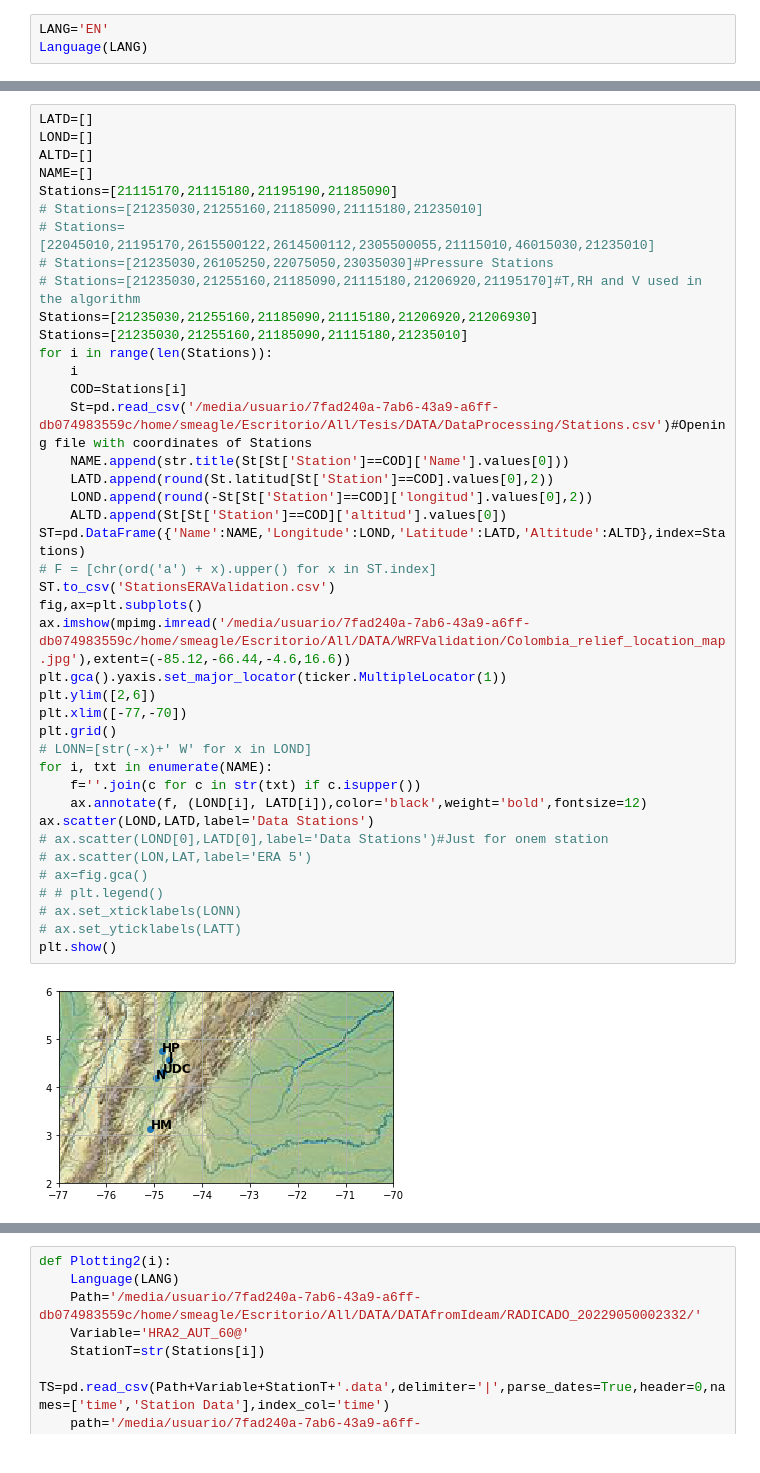
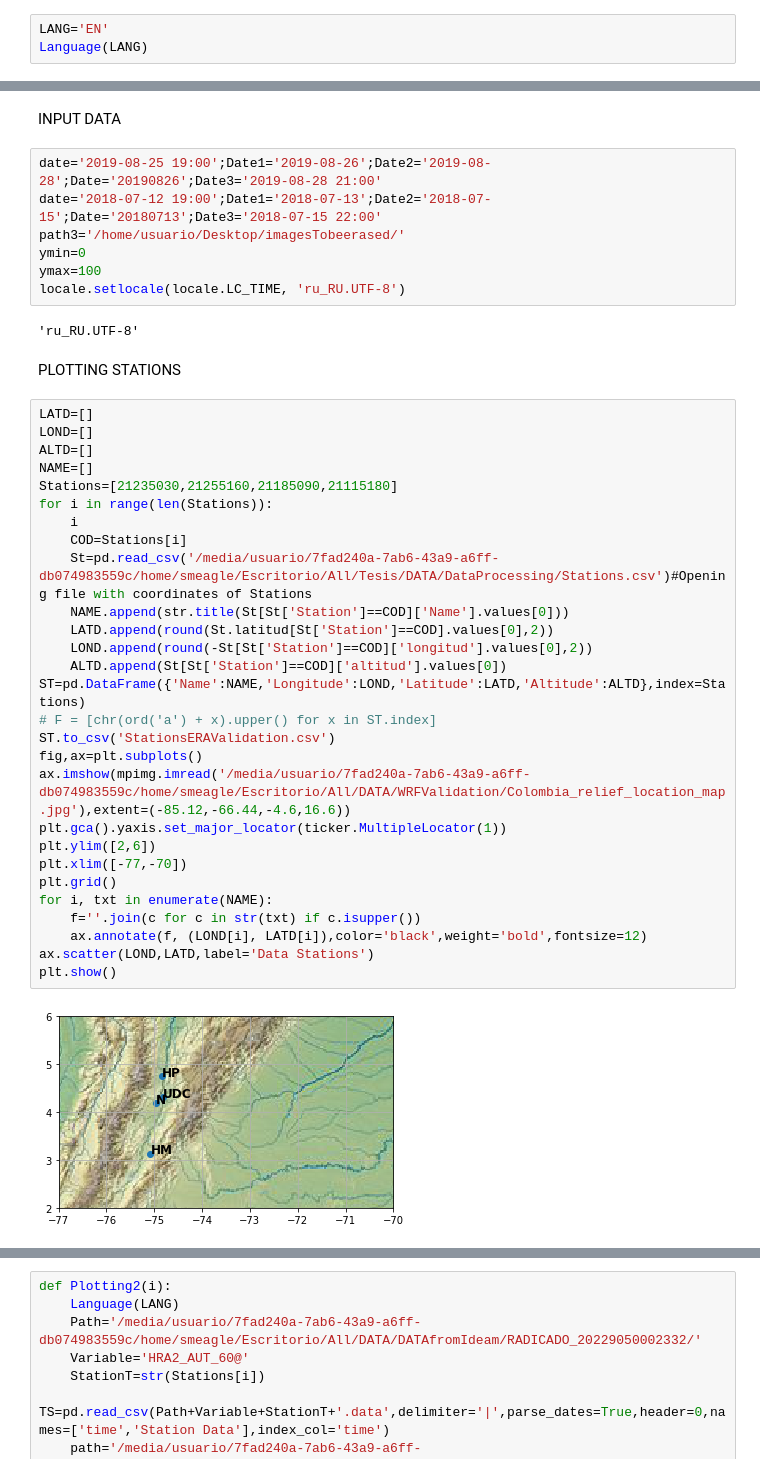
Before and after one commit to SaraFraija/FoehnColombia, a Jupyter notebook: 3.2. WRFvalidationRH.ipynb, the cells around one changed output, grey strips where cells are left out. Drawn from its saved outputs; the diff is of its cells as text.

```diff
--- a/3.2. WRFvalidationRH.ipynb
+++ b/3.2. WRFvalidationRH.ipynb
@@ -91,43 +77,43 @@ locale.setlocale(locale.LC_TIME, 'ru_RU.UTF-8')
+# %% [markdown]
+INPUT DATA
+# %%
+date='2019-08-25 19:00';Date1='2019-08-26';Date2='2019-08-28';Date='20190826';Date3='2019-08-28 21:00'
+date='2018-07-12 19:00';Date1='2018-07-13';Date2='2018-07-15';Date='20180713';Date3='2018-07-15 22:00'
+path3='/home/usuario/Desktop/imagesTobeerased/'
+ymin=0
+ymax=100
+locale.setlocale(locale.LC_TIME, 'ru_RU.UTF-8')
+# %% [output]
+'ru_RU.UTF-8'
+# %% [markdown]
+PLOTTING STATIONS
 # %%
 LATD=[]
 LOND=[]
 ALTD=[]
 NAME=[]
-Stations=[21115170,21115180,21195190,21185090]
-# Stations=[21235030,21255160,21185090,21115180,21235010]
-# Stations=[22045010,21195170,2615500122,2614500112,2305500055,21115010,46015030,21235010]
-# Stations=[21235030,26105250,22075050,23035030]#Pressure Stations
-# Stations=[21235030,21255160,21185090,21115180,21206920,21195170]#T,RH and V used in the algorithm
-Stations=[21235030,21255160,21185090,21115180,21206920,21206930]
-Stations=[21235030,21255160,21185090,21115180,21235010]
+Stations=[21235030,21255160,21185090,21115180]
 for i in range(len(Stations)):
     i
     COD=Stations[i]
     St=pd.read_csv('/media/usuario/7fad240a-7ab6-43a9-a6ff-db074983559c/home/smeagle/Escritorio/All/Tesis/DATA/DataProcessing/Stations.csv')#Opening file with coordinates of Stations
     NAME.append(str.title(St[St['Station']==COD]['Name'].values[0]))
     LATD.append(round(St.latitud[St['Station']==COD].values[0],2))
     LOND.append(round(-St[St['Station']==COD]['longitud'].values[0],2))
     ALTD.append(St[St['Station']==COD]['altitud'].values[0])
 ST=pd.DataFrame({'Name':NAME,'Longitude':LOND,'Latitude':LATD,'Altitude':ALTD},index=Stations)
 # F = [chr(ord('a') + x).upper() for x in ST.index]
 ST.to_csv('StationsERAValidation.csv')
 fig,ax=plt.subplots()
 ax.imshow(mpimg.imread('/media/usuario/7fad240a-7ab6-43a9-a6ff-db074983559c/home/smeagle/Escritorio/All/DATA/WRFValidation/Colombia_relief_location_map.jpg'),extent=(-85.12,-66.44,-4.6,16.6))
 plt.gca().yaxis.set_major_locator(ticker.MultipleLocator(1))
 plt.ylim([2,6])
 plt.xlim([-77,-70])
 plt.grid()
-# LONN=[str(-x)+' W' for x in LOND]
 for i, txt in enumerate(NAME):
     f=''.join(c for c in str(txt) if c.isupper())
     ax.annotate(f, (LOND[i], LATD[i]),color='black',weight='bold',fontsize=12)
 ax.scatter(LOND,LATD,label='Data Stations')
-# ax.scatter(LOND[0],LATD[0],label='Data Stations')#Just for onem station
-# ax.scatter(LON,LAT,label='ERA 5')
-# ax=fig.gca()
-# # plt.legend()
-# ax.set_xticklabels(LONN)
-# ax.set_yticklabels(LATT)
 plt.show()
 # %% [output]
-[figure, old version]
+[figure, new version]
```
Also changed, not shown: parts of 24 cells of this notebook.
